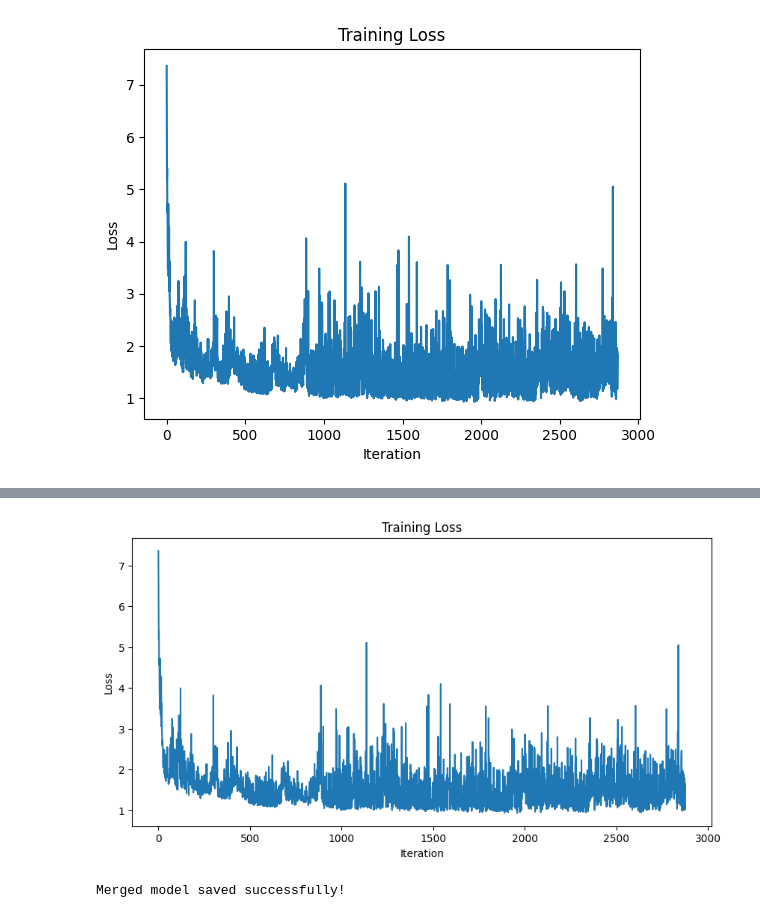
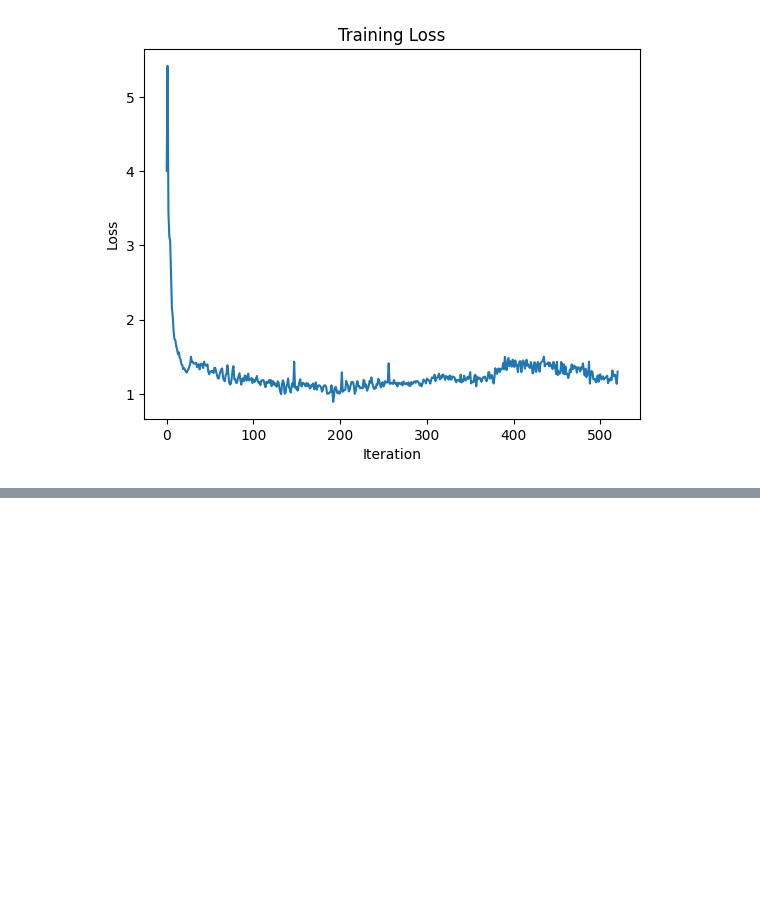
Before and after one commit to arcee-ai/DAM, a Jupyter notebook: ZipLoRA.ipynb, the cells around one changed output, grey strips where cells are left out. Cells and saved outputs as stored; diff of their text form; code cells hidden in the pictures; blank space fills up the shorter version.

Commit message:
Triple model merging

```diff
--- a/ZipLoRA.ipynb
+++ b/ZipLoRA.ipynb
@@ -225,6 +335,8 @@ generator([{"role": "user", "content": "Who is the most famous president in hist
+# %%
+templated_dataset_B = dataset_B.map(lambda row: {'text' : tokenizer.apply_chat_template([{'role': 'user', 'content': row['question']}, {'role': 'assistant', 'content': row['answer'] }], tokenize=False).strip()})
 # %%
 from datasets import load_dataset
 
-code_dataset = load_dataset("HuggingFaceH4/CodeAlpaca_20K")
+dataset_C = load_dataset("meta-math/MetaMathQA")
 # %%
-templated_code_dataset = code_dataset.map(lambda row: {'text' : tokenizer.apply_chat_template([{'role': 'user', 'content': row['prompt']}, {'role': 'assistant', 'content': row['completion'] }], tokenize=False).strip()})
+templated_dataset_C = dataset_C.map(lambda row: {'text' : tokenizer.apply_chat_template([{'role': 'user', 'content': row['query']}, {'role': 'assistant', 'content': row['response'] }], tokenize=False).strip()})
@@ -239,3 +343 @@ def convert_sharegpt(convo):
-# %%
-templated_german_dataset = german_dataset.map(lambda row: {'text' : tokenizer.apply_chat_template(convert_sharegpt(row['conversations']), tokenize=False).strip()})
 # %%
@@ -313,6 +429,7 @@ import matplotlib.pyplot as plt
 from IPython.display import clear_output
 import random
 
+tokenizer.pad_token = tokenizer.eos_token
 optimizer = torch.optim.AdamW(base_model.parameters(), lr=1e-3)
 
 num_epochs = 1
@@ -327,41 +444,45 @@ for epoch in range(num_epochs):
     base_model.train()
     total_loss = 0
 
-    progress_bar = tqdm(zip(random.sample(templated_code_dataset['train']['text'], len(templated_code_dataset['train']['text'])), random.sample(templated_german_dataset['train']['text'], len(templated_german_dataset['train']['text']))),
-                        total=min([len(templated_code_dataset['train']['text']), len(templated_german_dataset['train']['text'])]),
-                        desc=f"Epoch {epoch+1}/{num_epochs}")
+    progress_bar = tqdm(zip(
+        random.sample(templated_dataset_A['train']['text'], len(templated_dataset_A['train']['text'])),
+        random.sample(templated_dataset_B['train']['text'], len(templated_dataset_B['train']['text'])),
+        random.sample(templated_dataset_C['train']['text'], len(templated_dataset_C['train']['text']))
+    ),
+    total=min([len(templated_dataset_A['train']['text']), len(templated_dataset_B['train']['text']), len(templated_dataset_C['train']['text'])]),
+    desc=f"Epoch {epoch+1}/{num_epochs}")
 
-    for i, (sql, de) in enumerate(progress_bar):
-        loss = compute_ziplora_loss_for_lm(base_model, sql, de)
+    for i, (prompt_a, prompt_b, prompt_c) in enumerate(progress_bar):
+        loss = compute_ziplora_loss_for_lm(base_model, prompt_a, prompt_b, prompt_c)
 
         loss.backward()
 
         optimizer.step()
         optimizer.zero_grad()
 
         current_loss = loss.item()
         total_loss += current_loss
         losses.append(current_loss)
 
         progress_bar.set_postfix({'loss': f'{current_loss:.4f}'})
 
         if i % 10 == 0:
             clear_output(wait=True)
             plt.clf()
             plt.plot(losses)
             plt.title("Training Loss")
             plt.xlabel("Iteration")
             plt.ylabel("Loss")
             plt.show()
 
     avg_loss = total_loss / len(progress_bar)
     print(f"Epoch {epoch+1}/{num_epochs}, Average Loss: {avg_loss:.4f}")
 
 plt.figure(figsize=(10,5))
 plt.plot(losses)
 plt.title("Training Loss")
 plt.xlabel("Iteration")
 plt.ylabel("Loss")
 plt.show()
 # %% [output]
-[figure, old version]
+[figure, new version]
@@ -369,4 +489,3 @@ Epoch 3/3, Average Loss: 1.5525
-[figure, removed]
 # %%
 import torch
 from transformers import AutoModelForCausalLM
@@ -378,7 +497,7 @@ new_model = AutoModelForCausalLM.from_pretrained(MODEL_ID, torch_dtype=torch.bfl
 # Iterate through all modules and update weights for ZipLoRALinearLayers
 for (name, module), (_, new_module) in tqdm(zip(base_model.named_modules(), new_model.named_modules()),
                                             desc="Merging layers"):
-    if isinstance(module, ZipLoRALinearLayer):
+    if isinstance(module, ZipLoRATripleLinearLayer):
         # Get the merged weight and bias
         merged_weight = module.get_ziplora_weight()
         merged_bias = module.get_ziplora_bias()
@@ -389,9 +508,7 @@ for (name, module), (_, new_module) in tqdm(zip(base_model.named_modules(), new_
             new_module.bias.data = merged_bias
 
 # Save the new model
-new_model.save_pretrained("/workspace/zip_merged")
-tokenizer.save_pretrained("/workspace/zip_merged")
+new_model.save_pretrained("/workspace/zip_merged_della_delta3")
+tokenizer.save_pretrained("/workspace/zip_merged_della_delta3")
 
 print("Merged model saved successfully!")
-# %% [output]
-Merged model saved successfully!
```
Also changed, not shown: parts of 25 cells of this notebook.
